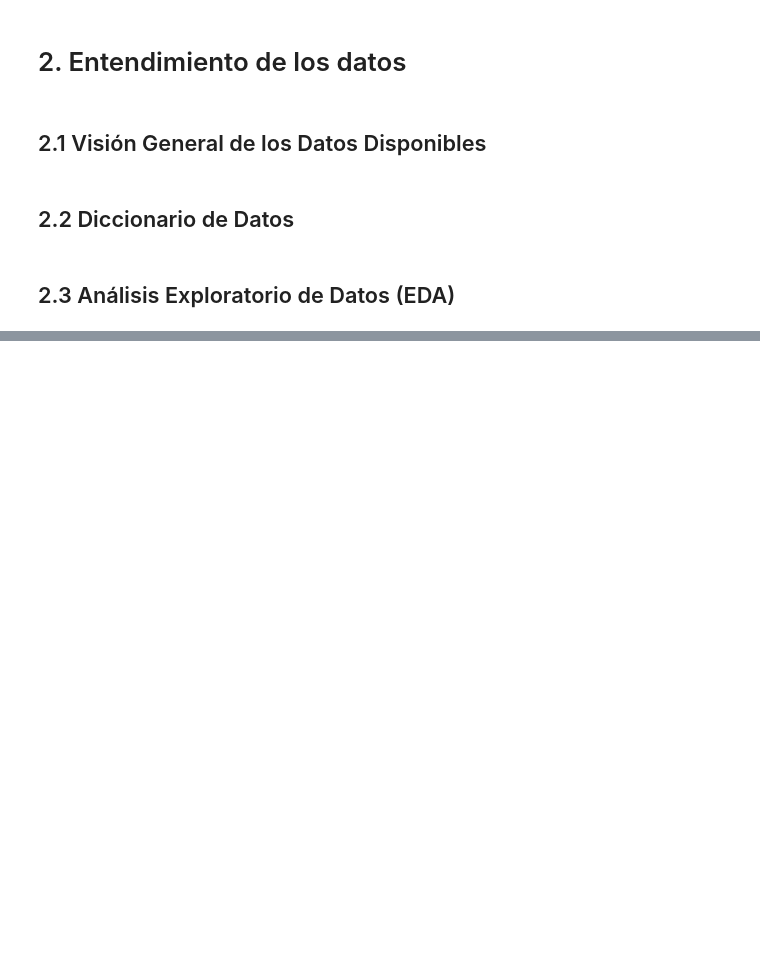
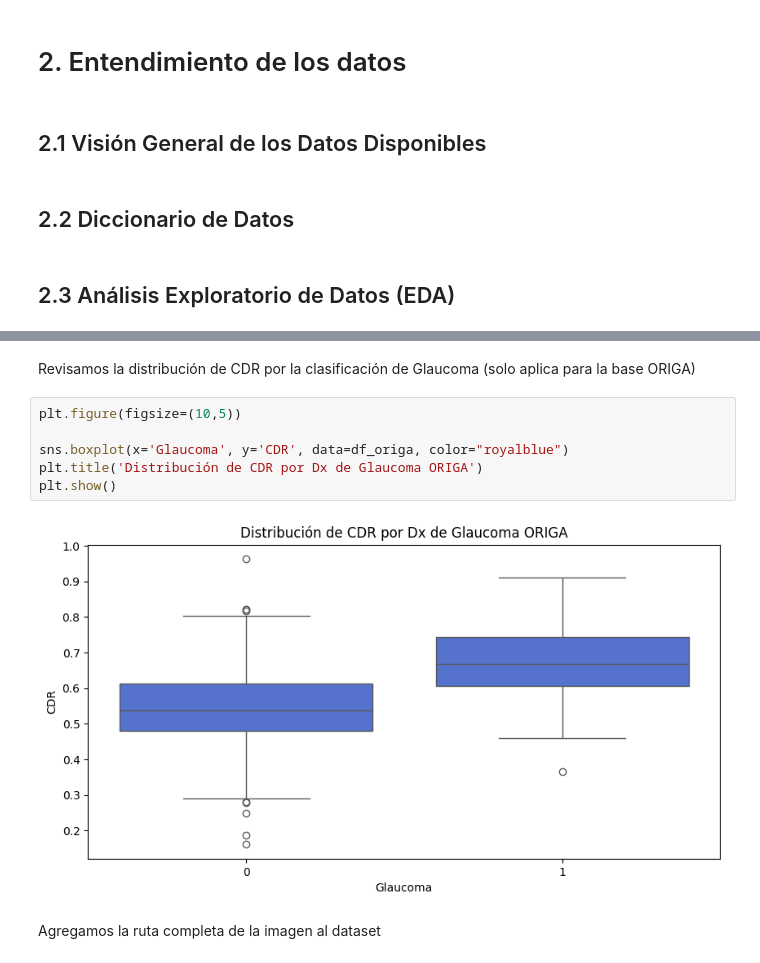
Before and after one commit to edgo1688/MIAA-ICESI-ProyectoIA, a Jupyter notebook: notebooks/notebook_principal.ipynb, the cells around one changed output, grey strips where cells are left out. Drawn from its saved outputs; the diff is of its cells as text; blank space fills up the shorter version.

```diff
--- a/notebooks/notebook_principal.ipynb
+++ b/notebooks/notebook_principal.ipynb
@@ -264,0 +380,12 @@ Consolidar resultados, elaborar el artículo final, producir el video y preparar
+# %% [markdown]
+Revisamos la distribución de CDR por la clasificación de Glaucoma (solo aplica para la base ORIGA)
+# %%
+plt.figure(figsize=(10,5))
+
+sns.boxplot(x='Glaucoma', y='CDR', data=df_origa, color="royalblue")
+plt.title('Distribución de CDR por Dx de Glaucoma ORIGA')
+plt.show()
+# %% [output]
+[figure, added]
+# %% [markdown]
+Agregamos la ruta completa de la imagen al dataset
```
Also changed, not shown: parts of 39 cells of this notebook.
